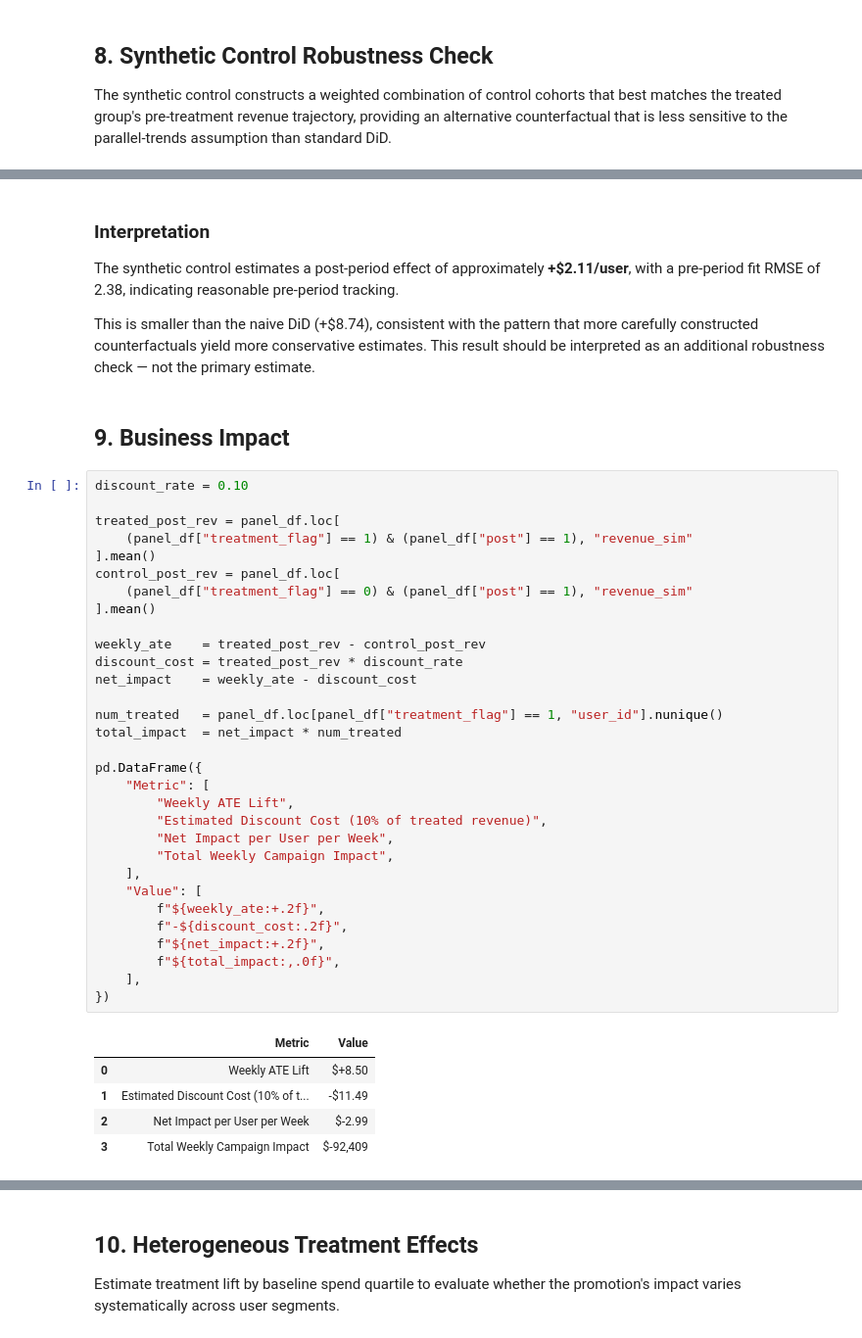
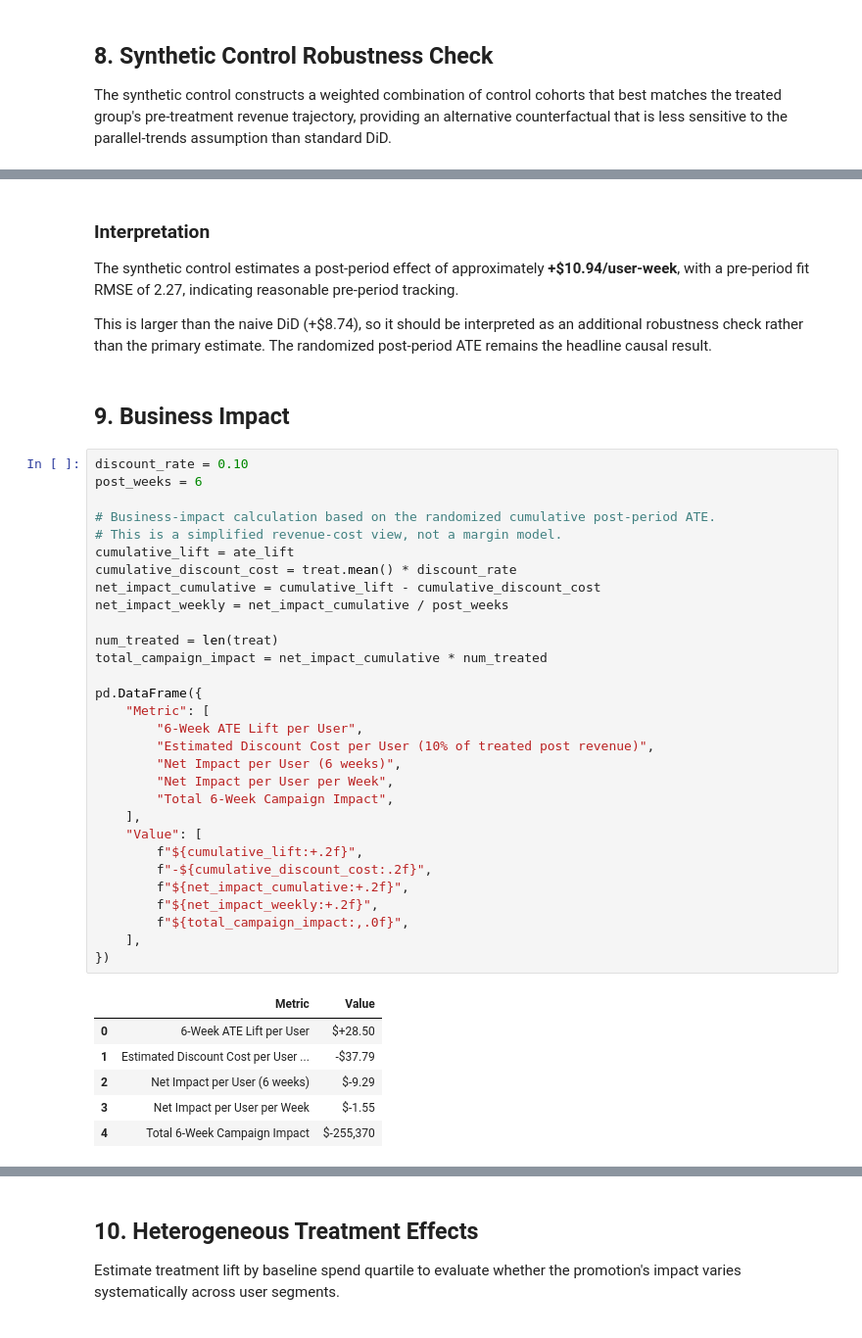
Before and after one commit to tcampayne/targeted-promotion-incrementality-experiment, a Jupyter notebook: analysis/02_inference.ipynb, the cells around one changed output, grey strips where cells are left out. Shown at 98% size. Drawn from its saved outputs; the diff is of its cells as text.

```diff
--- a/analysis/02_inference.ipynb
+++ b/analysis/02_inference.ipynb
@@ -621,48 +688,48 @@ plt.show()
 # %% [markdown]
 ### Interpretation
 
-The synthetic control estimates a post-period effect of approximately **+$2.11/user**, with a
-pre-period fit RMSE of 2.38, indicating reasonable pre-period tracking.
+The synthetic control estimates a post-period effect of approximately **+$10.94/user-week**, with a
+pre-period fit RMSE of 2.27, indicating reasonable pre-period tracking.
 
-This is smaller than the naive DiD (+$8.74), consistent with the pattern that more carefully
-constructed counterfactuals yield more conservative estimates. This result should be interpreted
-as an additional robustness check — not the primary estimate.
+This is larger than the naive DiD (+$8.74), so it should be interpreted as an additional robustness
+check rather than the primary estimate. The randomized post-period ATE remains the headline causal
+result.
 # %% [markdown]
 ## 9. Business Impact
 # %%
 discount_rate = 0.10
+post_weeks = 6
 
-treated_post_rev = panel_df.loc[
-    (panel_df["treatment_flag"] == 1) & (panel_df["post"] == 1), "revenue_sim"
-].mean()
-control_post_rev = panel_df.loc[
-    (panel_df["treatment_flag"] == 0) & (panel_df["post"] == 1), "revenue_sim"
-].mean()
+# Business-impact calculation based on the randomized cumulative post-period ATE.
+# This is a simplified revenue-cost view, not a margin model.
+cumulative_lift = ate_lift
+cumulative_discount_cost = treat.mean() * discount_rate
+net_impact_cumulative = cumulative_lift - cumulative_discount_cost
+net_impact_weekly = net_impact_cumulative / post_weeks
 
-weekly_ate    = treated_post_rev - control_post_rev
-discount_cost = treated_post_rev * discount_rate
-net_impact    = weekly_ate - discount_cost
-
-num_treated   = panel_df.loc[panel_df["treatment_flag"] == 1, "user_id"].nunique()
-total_impact  = net_impact * num_treated
+num_treated = len(treat)
+total_campaign_impact = net_impact_cumulative * num_treated
 
 pd.DataFrame({
     "Metric": [
-        "Weekly ATE Lift",
-        "Estimated Discount Cost (10% of treated revenue)",
+        "6-Week ATE Lift per User",
+        "Estimated Discount Cost per User (10% of treated post revenue)",
+        "Net Impact per User (6 weeks)",
         "Net Impact per User per Week",
-        "Total Weekly Campaign Impact",
+        "Total 6-Week Campaign Impact",
     ],
     "Value": [
-        f"${weekly_ate:+.2f}",
-        f"-${discount_cost:.2f}",
-        f"${net_impact:+.2f}",
-        f"${total_impact:,.0f}",
+        f"${cumulative_lift:+.2f}",
+        f"-${cumulative_discount_cost:.2f}",
+        f"${net_impact_cumulative:+.2f}",
+        f"${net_impact_weekly:+.2f}",
+        f"${total_campaign_impact:,.0f}",
     ],
 })
 # %% [output]
 |  | Metric | Value |
-| 0 | Weekly ATE Lift | $+8.50 |
-| 1 | Estimated Discount Cost (10% of t... | -$11.49 |
-| 2 | Net Impact per User per Week | $-2.99 |
-| 3 | Total Weekly Campaign Impact | $-92,409 |
+| 0 | 6-Week ATE Lift per User | $+28.50 |
+| 1 | Estimated Discount Cost per User ... | -$37.79 |
+| 2 | Net Impact per User (6 weeks) | $-9.29 |
+| 3 | Net Impact per User per Week | $-1.55 |
+| 4 | Total 6-Week Campaign Impact | $-255,370 |
```
Also changed, not shown: parts of 39 cells of this notebook.
